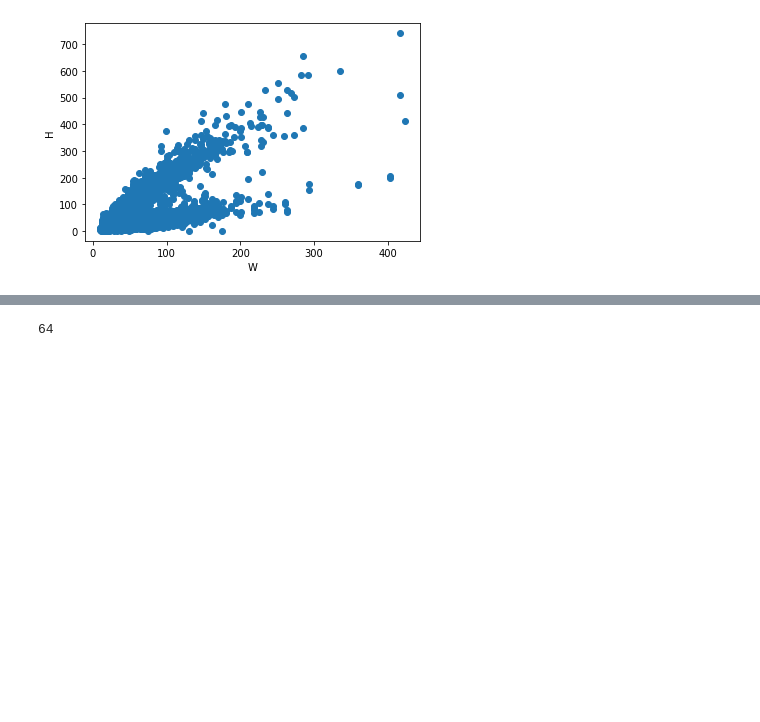
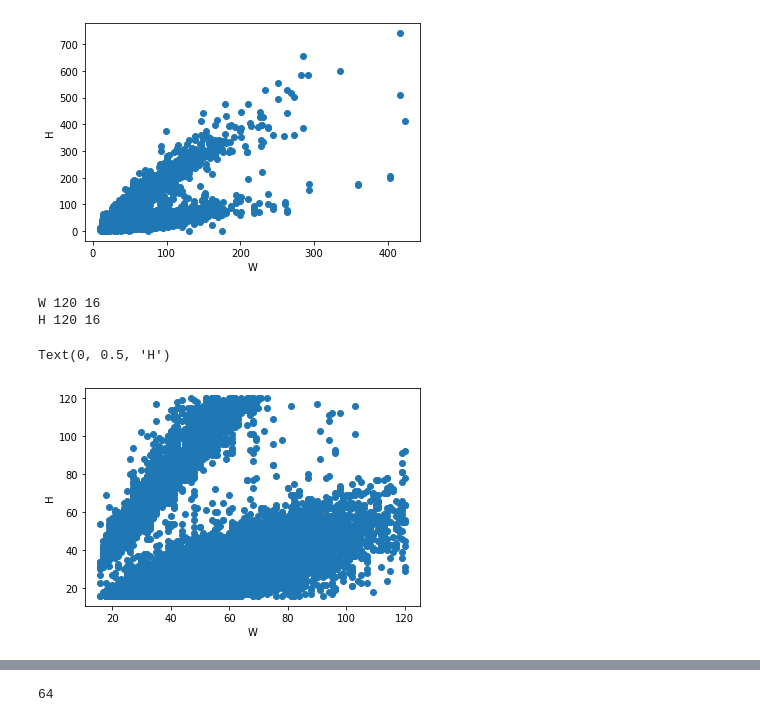
Before and after one commit to Warapob/SuperAI_Hackathon-Image-Processing, a Jupyter notebook: SuperAI_Hackathon01_RESTNET50.ipynb, the cells around one changed output, grey strips where cells are left out. Drawn from its saved outputs; the diff is of its cells as text; code cells hidden in the pictures; blank space fills up the shorter version.

```diff
--- a/SuperAI_Hackathon01_RESTNET50.ipynb
+++ b/SuperAI_Hackathon01_RESTNET50.ipynb
@@ -70,15 +72,23 @@ import tensorflow as tf
 import matplotlib.pyplot as plt
 import pandas as pd
 # %%
-train_dir = '/content/dataset/train'
-
-W,H = [],[]
-
-for fold in os.listdir(train_dir):
-  for ele in os.listdir(os.path.join(train_dir,fold)):
-      print(os.path.join(train_dir,fold)+f"/{ele}")
-      img = cv2.imread(os.path.join(train_dir,fold)+f"/{ele}")
+def getImgWnH(path):
+  W,H = [],[]
+  for fold in os.listdir(path):
+    for ele in os.listdir(os.path.join(path,fold)):
+      img = cv2.imread(os.path.join(path,fold)+f"/{ele}")
       w,h,c= img.shape
+      del(c)
       W.append(w)
       H.append(h)
+  return W,H
+
+def dropImgCustomWnH(path,max_wh,min_wh):
+  for fold in os.listdir(path):
+    for ele in os.listdir(os.path.join(path,fold)):
+      img = cv2.imread(os.path.join(path,fold)+f"/{ele}")
+      w,h,c= img.shape
+      del(c)
+      if w < min_wh or h < min_wh or w > max_wh or h > max_wh:
+        os.remove(os.path.join(path,fold)+f"/{ele}")
 # %%
@@ -92,6 +106,24 @@ W 423 10
 H 741 1
 Text(0, 0.5, 'H')
 [figure]
+# %%
+train_dir = '/content/dataset/train'
+
+max_wh,min_wh = 120,16
+
+dropImgCustomWnH(train_dir,max_wh,min_wh)
+W,H = getImgWnH(train_dir)
+
+print("W",max(W),min(W))
+print("H",max(H),min(H))
+plt.scatter(W,H)
+plt.xlabel("W")
+plt.ylabel("H")
+# %% [output]
+W 120 16
+H 120 16
+Text(0, 0.5, 'H')
+[figure, added]
 # %%
 from tensorflow.keras.preprocessing.image import ImageDataGenerator
 
```
Also changed, not shown: parts of 10 cells of this notebook.
